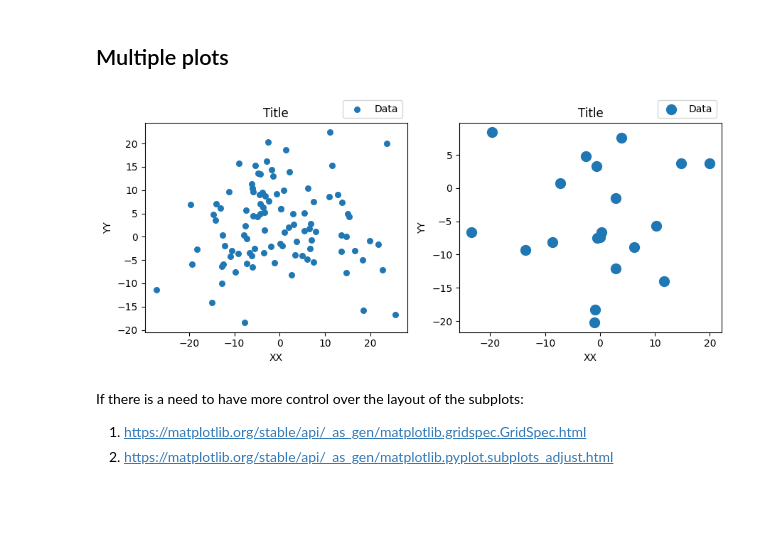
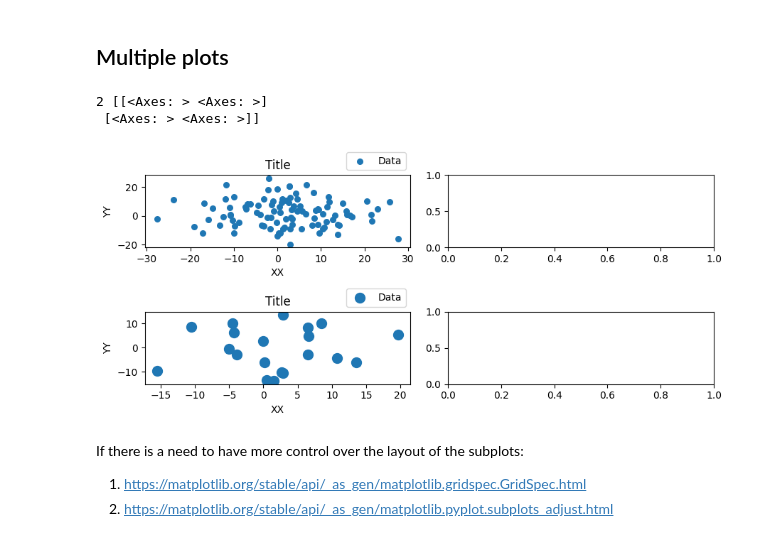
Before and after one commit to Kamuish/content, a Jupyter notebook: content/Classes/2024/Análise de Dados em Física e Astronomia/DataVisualization.ipynb, the cells around one changed output. Drawn from its saved outputs; the diff is of its cells as text; code cells hidden in the pictures; blank space fills up the shorter version.

```diff
--- a/content/Classes/2024/Análise de Dados em Física e Astronomia/DataVisualization.ipynb
+++ b/content/Classes/2024/Análise de Dados em Física e Astronomia/DataVisualization.ipynb
@@ -41,37 +41,39 @@ for function in [plt.plot, plt.scatter]:
 # %% [markdown]
 ## Multiple plots
 # %%
-
 fig, axis = plt.subplots(ncols=2,
-                         nrows=1,
+                         nrows=2,
                          sharey=False, # False, True, row, col
                          sharex=False, # False, True, row, col
                          figsize=(9, 4),
 
                          )
-
+print(len(axis), axis)
 for index, size in enumerate([100, 20]):
-    ax = axis[index]
+    ax = axis[index, 0]
     xx, yy = create_dataset(size)
     ax.scatter(xx, yy, s = [30, 100][index], label="Data")
     ax.set_xlabel("XX")
     ax.set_title("Title")
     ax.set_ylabel("YY")
 
     ax.legend(ncol=1,
         bbox_to_anchor=(1,1),
         loc=4
         )
 
 fig.tight_layout()
-
 for fmt in ["pdf", "png"]:
     break # don't want to store them
     fig.savefig(fname=f"teste.{fmt}",
                 dpi=600
                 )
+
+plt.show()
 # %% [output]
+2 [[<Axes: > <Axes: >]
+ [<Axes: > <Axes: >]]
-[figure, old version]
+[figure, new version]
 # %% [markdown]
 If there is a need to have more control over the layout of the subplots:
 
```
Also changed, not shown: parts of 3 cells of this notebook, 3 other files.
